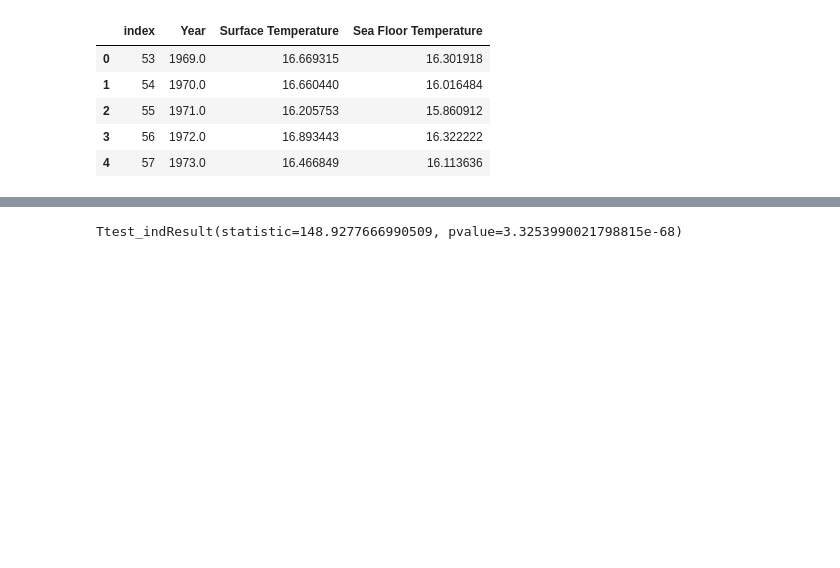
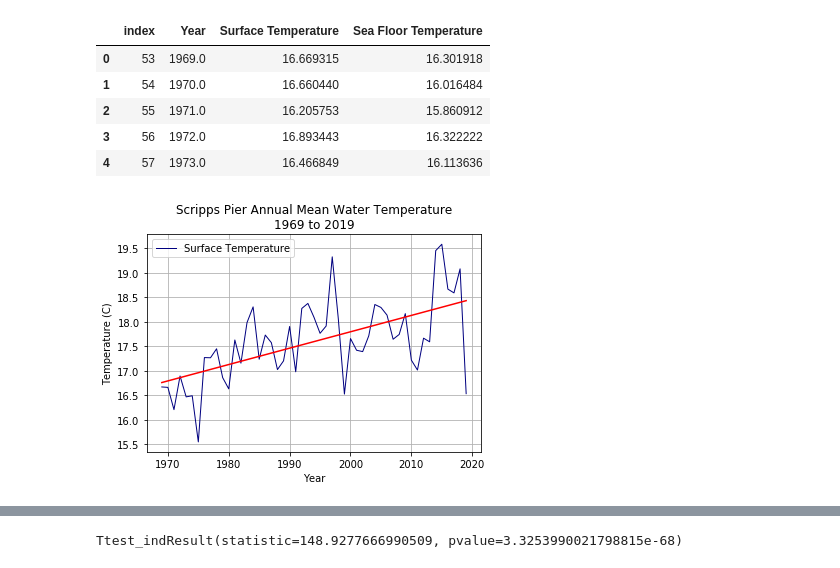
Before and after one commit to giantmagellan/sandiego-climate-analysis, a Jupyter notebook: Water Temp/climate_b.ipynb, the cells around one changed output, grey strips where cells are left out. Cells and saved outputs as stored; diff of their text form; code cells hidden in the pictures; blank space fills up the shorter version.

```diff
--- a/Water Temp/climate_b.ipynb
+++ b/Water Temp/climate_b.ipynb
@@ -156,6 +157,35 @@ surf_temp_69.head()
 | 2 | 55 | 1971.0 | 16.205753 | 15.860912 |
 | 3 | 56 | 1972.0 | 16.893443 | 16.322222 |
 | 4 | 57 | 1973.0 | 16.466849 | 16.113636 |
+# %%
+# Line graph of the mean Surface and Bottom Temperature over time from 1969 to 2019
+
+# setting axes
+x_axis = surf_temp_69['Year']
+surf_y = surf_temp_69['Surface Temperature']
+
+# handles for creating legend
+surface_temp, = plt.plot(x_axis, surf_y, linewidth=1, color='Navy',
+                      label="Surface Temperature")
+
+# legend, title, and label elements
+plt.legend(loc = "upper left") # sets location of legend in upper left corner
+plt.title(f"""Scripps Pier Annual Mean Water Temperature
+1969 to 2019""")
+plt.xlabel("Year")
+plt.ylabel("Temperature (C)")
+
+# trendline
+z = np.polyfit(x_axis, surf_y, 1)
+p = np.poly1d(z) # function which takes in x and returns an estimate for y
+plt.plot(x_axis, p(x_axis), "-r") # plots trendline
+plt.grid()
+
+# saves an image of the above chart to view in Class Data folder
+plt.savefig("c:/Users/User/Desktop/Data_Viz_Repo/Climate-Project-Repo/Water Temp/scripps_water_temp_1969.png")
+plt.show()
+# %% [output]
+[figure, added]
 # %%
 # Line graph of the mean Surface and Bottom Temperature over time
 x_axis = sea_1969['Year']
```
Also changed, not shown: parts of 3 cells of this notebook, 4 other files.
